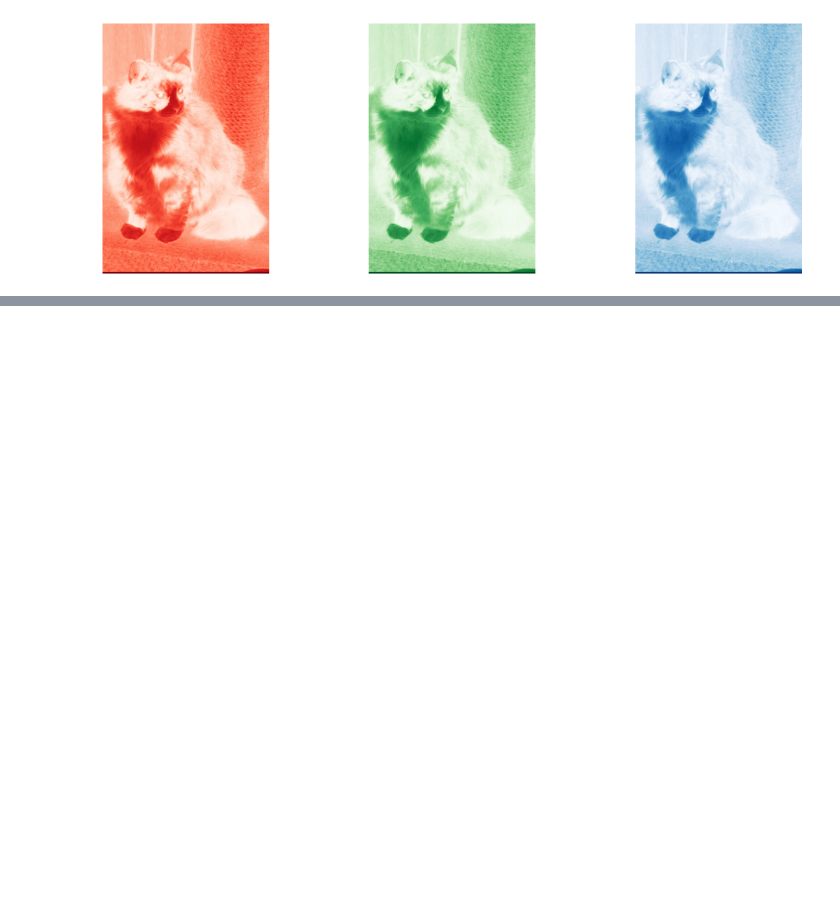
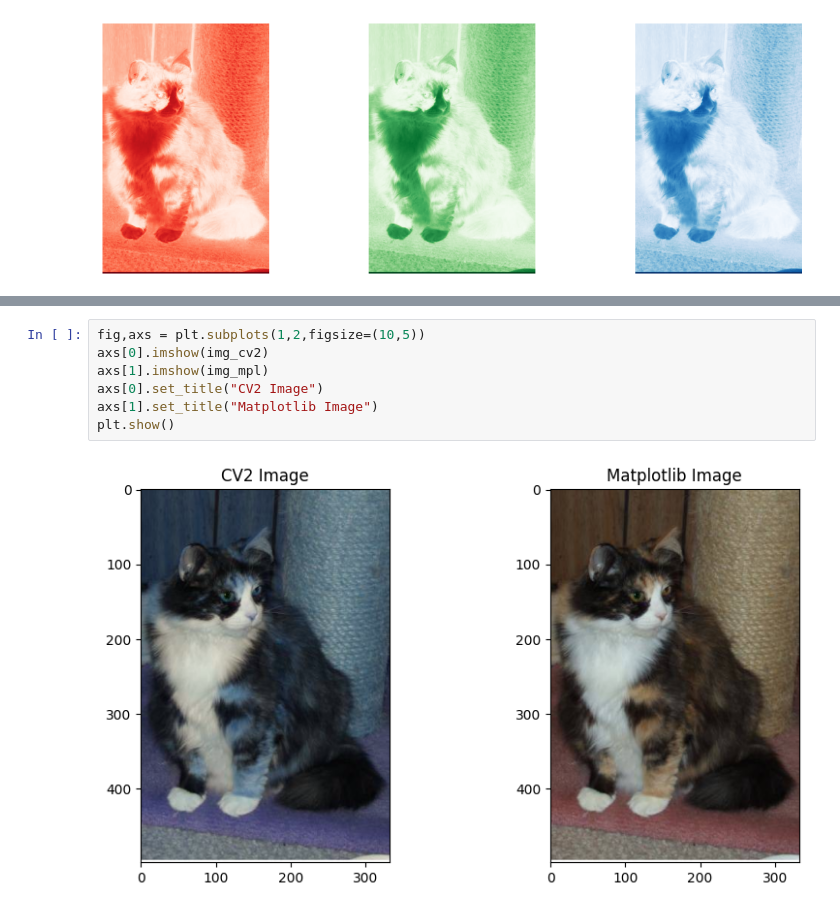
Before and after one commit to linlinhlaing/image-processing-practice, a Jupyter notebook: test.ipynb, the cells around one changed output, grey strips where cells are left out. Cells and saved outputs as stored; diff of their text form; blank space fills up the shorter version.

Commit message:
updated code for Image manipulation with cv2

```diff
--- a/test.ipynb
+++ b/test.ipynb
@@ -59,0 +64,9 @@ plt.show()
+# %%
+fig,axs = plt.subplots(1,2,figsize=(10,5))
+axs[0].imshow(img_cv2)
+axs[1].imshow(img_mpl)
+axs[0].set_title("CV2 Image")
+axs[1].set_title("Matplotlib Image")
+plt.show()
+# %% [output]
+[figure, added]
```
Also changed, not shown: parts of 12 cells of this notebook.
